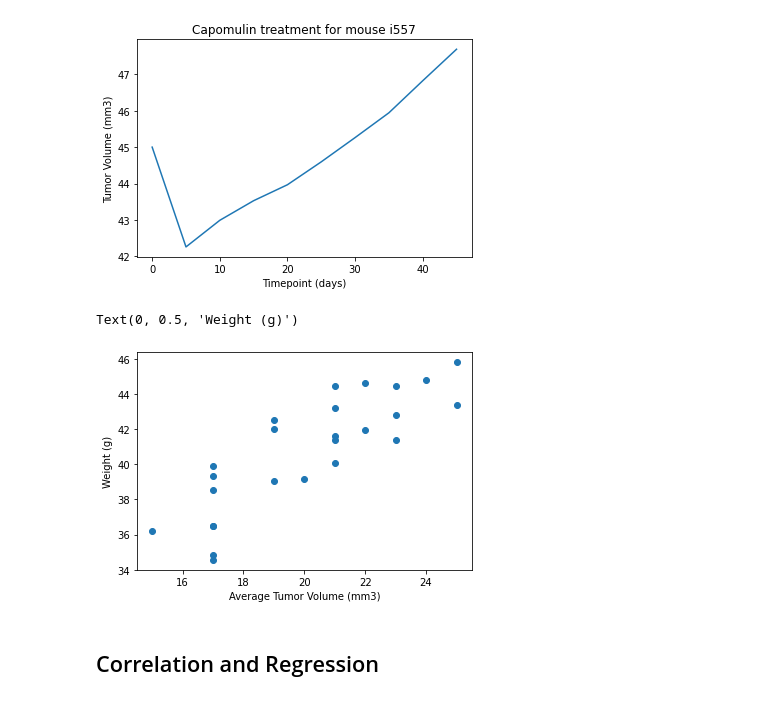
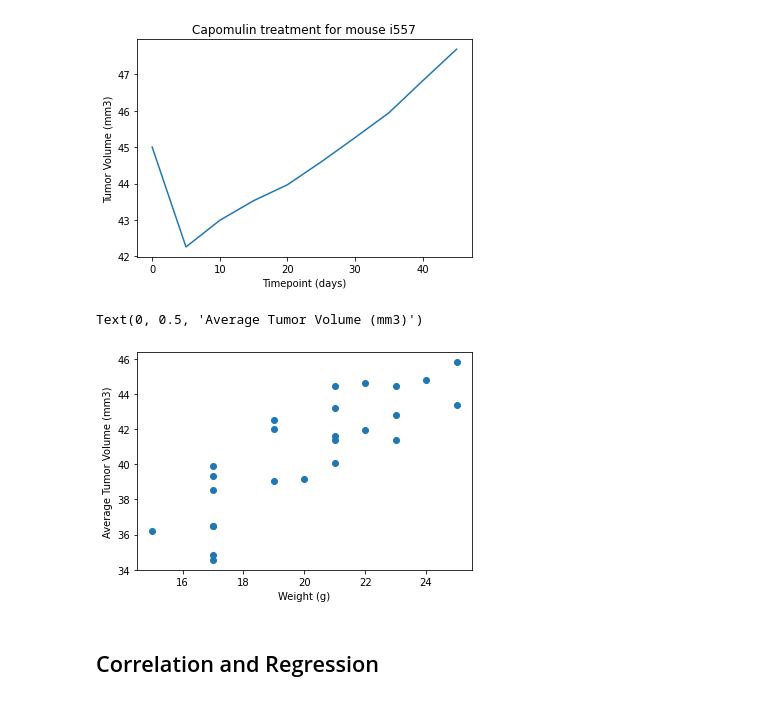
Before and after one commit to lyndsaywylie/Pymaceuticals, a Jupyter notebook: pymaceuticals_starter.ipynb, the cells around one changed output. Saved outputs shown, nothing was run; the diff lists cells and outputs as text; code cells hidden in the pictures.

```diff
--- a/pymaceuticals_starter.ipynb
+++ b/pymaceuticals_starter.ipynb
@@ -66,7 +66,7 @@ g989.head()
 | 620 | g989 | 10 | 51.745156 | 0 | Propriva | Female | 21 | ... |
 # %%
 # Create a clean DataFrame by dropping the duplicate mouse by its ID.
-clean_mouse = total_df.drop_duplicates()
+clean_mouse = total_df.drop_duplicates(subset=["Mouse ID"])
 clean_mouse.head()
 # %% [output]
 |  | Mouse ID | Timepoint | Tumor Volume (mm3) | Metastatic Sites | Drug Regimen | Sex | Age_months | ... |
@@ -278,12 +278,12 @@ Text(0.5, 1.0, 'Capomulin treatment for mouse i557')
 # %%
 capomulin_mean = capomulin_df.groupby("Mouse ID").mean()
 #capomulin_df
 plt.scatter(capomulin_mean["Weight (g)"], capomulin_mean["Tumor Volume (mm3)"])
-plt.xlabel("Average Tumor Volume (mm3)")
-plt.ylabel("Weight (g)")
+plt.xlabel("Weight (g)")
+plt.ylabel("Average Tumor Volume (mm3)")
 # %% [output]
-Text(0, 0.5, 'Weight (g)')
+Text(0, 0.5, 'Average Tumor Volume (mm3)')
-[figure, old version]
+[figure, new version]
 # %% [markdown]
 ## Correlation and Regression
 # %%
```
Also changed, not shown: parts of 1 cell of this notebook.
